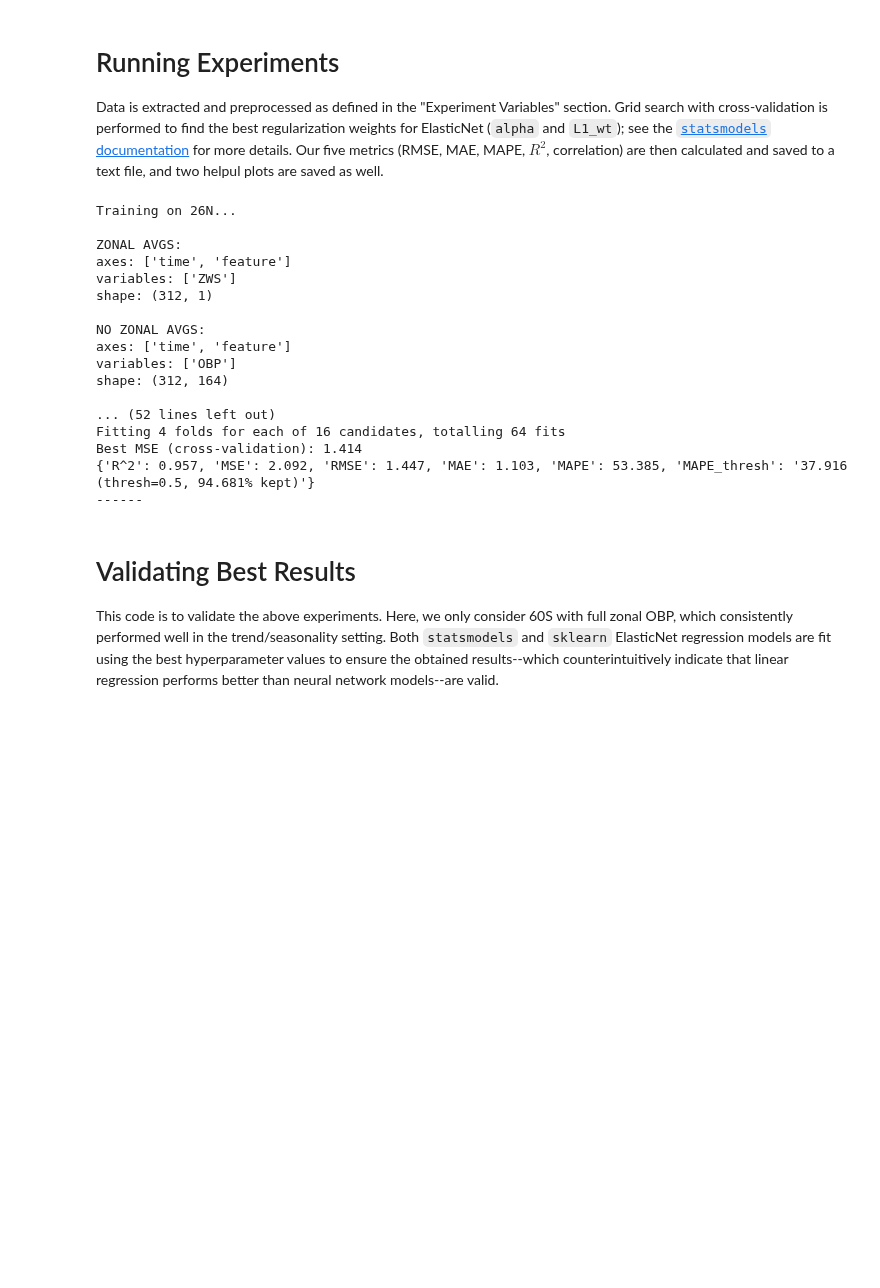
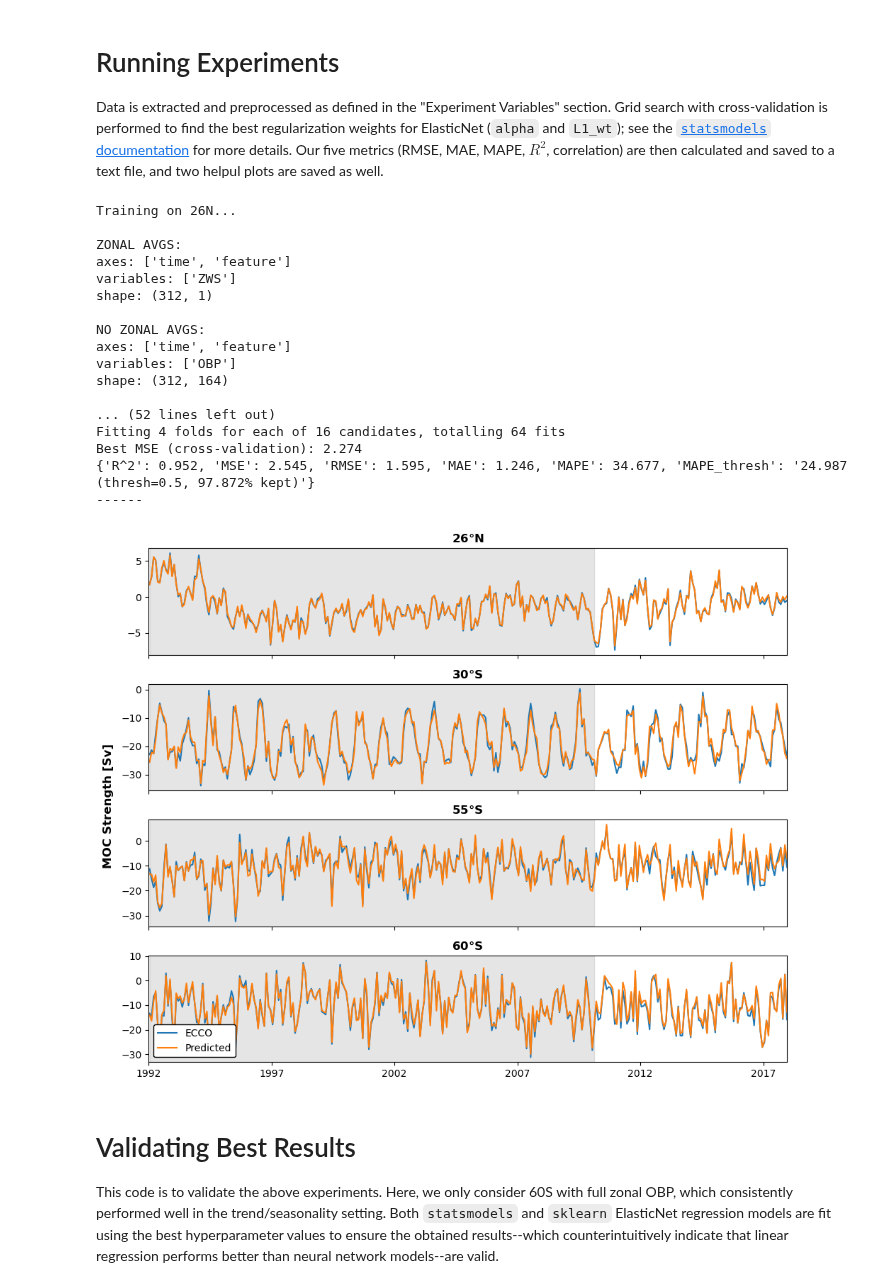
Before and after one commit to ai4er-cdt/OTP, a Jupyter notebook: notebooks/linear_regression.ipynb, the cells around one changed output. Cells and saved outputs as stored; diff of their text form; code cells hidden in the pictures; blank space fills up the shorter version.

```diff
--- a/notebooks/linear_regression.ipynb
+++ b/notebooks/linear_regression.ipynb
@@ -36,7 +38,10 @@ class SMWrapper(BaseEstimator, RegressorMixin):
         return self.model.predict(X)
 # %%
 # A helper function to turn numeric latitudes to into strings
-def format_lat(lat):
+def format_lat(lat, with_degree = False):
+    if with_degree:
+        return str(-1 * lat) + '$\\mathbf{\\degree}$S' if lat < 0 else str(lat) + '$\\mathbf{\\degree}$N'
+
     return str(-1 * lat) + 'S' if lat < 0 else str(lat) + 'N'
 # %%
 # A helper function to subset 30S, since now the surface vars exist for all longitudes - values taken from basin function!
@@ -103,8 +108,8 @@ data_home = '/Users/emiliolr/Google Drive/My Drive/GTC'
 lats = [26, -30, -55, -60]
 
 # CHANGE BASED ON EXPERIMENT
-remove_season = True
-remove_trend = True
+remove_season = False
+remove_trend = False
 
 num_months_lag = 0
 
@@ -125,4 +130,5 @@ mape_thresh = 0.5
 cross_val_folds = 4
 param_grid_levels = 4
 train_pct = 0.7
+results_dict = {}
 # %% [output]
@@ -239,8 +245,8 @@ for lat in lats:
 
     #  calculate test performance and optionally report
     y_pred = grid_search.best_estimator_.predict(X_test)
+
     metric_dict = {}
-
     metric_dict['R^2'] = round(r2_score(y_test, y_pred), 3)
     metric_dict['MSE'] = round(mean_squared_error(y_test, y_pred), 3)
     metric_dict['RMSE'] = round(root_mean_squared_error(y_test, y_pred), 3)
@@ -258,6 +264,7 @@ for lat in lats:
     # Saving regression results to a text file for re-interpretation later
     txt_fp = f'{base_path}/{filename_lat}_RESULTS.txt'
     reg_results_txt(grid_search, txt_fp, zonal_avgs, no_zonal_avgs, metric_dict, save_weights = False)
+
 
     # Extracting all predictions in time order
     train_set_pred = grid_search.best_estimator_.predict(X_train)
@@ -279,6 +286,9 @@ for lat in lats:
     plt.savefig(plt_fp, bbox_inches = 'tight')
     plt.close()
 
+    # Saving important values for later plotting
+    results_dict[lat] = (all_preds, y, time, len(X_train))
+
     print('------')
 # %% [output]
 Training on 26N...
@@ -295,9 +305,53 @@ shape: (312, 164)
 
 ... (52 lines left out)
 Fitting 4 folds for each of 16 candidates, totalling 64 fits
-Best MSE (cross-validation): 1.414
-{'R^2': 0.957, 'MSE': 2.092, 'RMSE': 1.447, 'MAE': 1.103, 'MAPE': 53.385, 'MAPE_thresh': '37.916 (thresh=0.5, 94.681% kept)'}
+Best MSE (cross-validation): 2.274
+{'R^2': 0.952, 'MSE': 2.545, 'RMSE': 1.595, 'MAE': 1.246, 'MAPE': 34.677, 'MAPE_thresh': '24.987 (thresh=0.5, 97.872% kept)'}
 ------
+# %%
+# Auxiliary plotting for use in the report - stacked timeseries plot
+fig, ax = plt.subplots(len(lats), figsize = (10, 8), sharex = True)
+
+for i, lat in enumerate(results_dict.keys()):
+    pred, actual, time, len_xtrain = results_dict[lat]
+
+    ax[i].plot(time, actual, label = 'ECCO')
+    ax[i].plot(time, pred, label = 'Predicted')
+
+    #  shading the train period
+    y_lower, y_upper = ax[i].get_ylim()
+    x_pos = time[ : len_xtrain]
+
+    ax[i].fill_between(x = x_pos,
+                       y1 = np.repeat(y_lower, len(x_pos)),
+                       y2 = np.repeat(y_upper, len(x_pos)),
+                       alpha = 0.2,
+                       color = 'gray')
+
+    ax[i].margins(x = 0, y = 0)
+
+    #  adding legend on only the bottom plot
+    if i == len(lats) - 1:
+        ax[i].legend(loc = 'lower left', edgecolor = 'black', framealpha = 1)
+
+    #  adding title
+    ax[i].set_title(format_lat(lat, with_degree = True), weight = 'bold')
+
+# Labeling the y-axis
+fig.supylabel('MOC Strength [Sv]', weight = 'bold')
+
+# Changing the xticks
+plt.xticks(np.arange(str(time[0]).split('T')[0], '2019-01-16', 5, dtype = 'datetime64[Y]'))
+myFmt = mdates.DateFormatter('%Y')
+ax[-1].xaxis.set_major_formatter(myFmt)
+
+# Spacing
+plt.tight_layout()
+
+plt.savefig(f'{base_path}/stacked_lat_timeseries.png', dpi = 300, bbox_inches = 'tight')
+plt.show()
+# %% [output]
+[figure, added]
 # %% [markdown]
 # Validating Best Results
 
```
Also changed, not shown: parts of 2 cells of this notebook, 2 other files.
